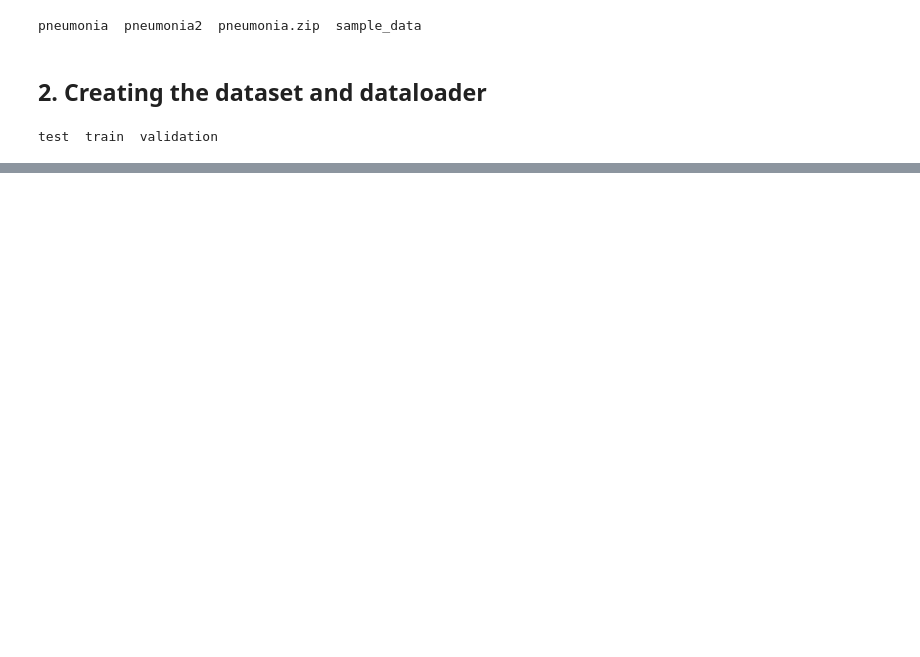
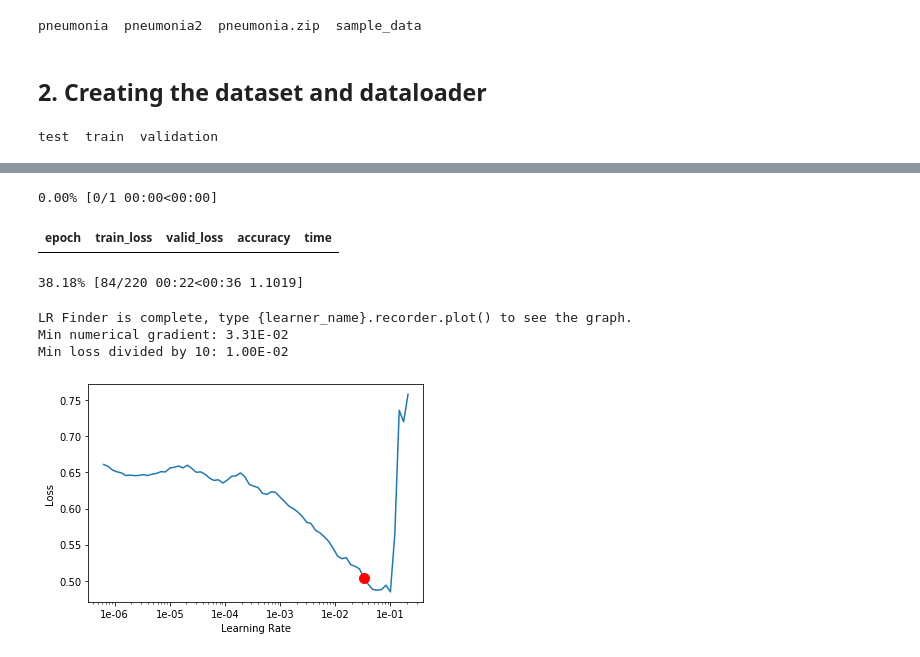
Before and after one commit to thiagodma/Pytorch_exs, a Jupyter notebook: PneunomiaClassification/pytorch_vision_basics.ipynb, the cells around one changed output, grey strips where cells are left out. Cells and saved outputs as stored; diff of their text form; code cells hidden in the pictures; blank space fills up the shorter version.

```diff
--- a/PneunomiaClassification/pytorch_vision_basics.ipynb
+++ b/PneunomiaClassification/pytorch_vision_basics.ipynb
@@ -96,0 +112,23 @@ mdl.fc = nn.Linear(2048,2)
+# %%
+data = DataBunch(DataLoader(ds['train'],batch_size=16,shuffle=True,num_workers=2),DataLoader(ds['valid'],batch_size=16,shuffle=True,num_workers=2))
+# %%
+#making sure I'm not updating the weights for the conv layers
+for child in mdl.children():
+    for param in child.parameters():
+        param.requires_grad = False
+
+for param in mdl.fc.parameters():
+    param.requires_grad=True
+
+learn = Learner(data,mdl,loss_func=nn.CrossEntropyLoss(), metrics=[metrics.accuracy],callback_fns=ShowGraph)
+# %%
+learn.lr_find()
+learn.recorder.plot(suggestion=True)
+# %% [output]
+0.00% [0/1 00:00<00:00]
+| epoch | train_loss | valid_loss | accuracy | time |
+38.18% [84/220 00:22<00:36 1.1019]
+LR Finder is complete, type {learner_name}.recorder.plot() to see the graph.
+Min numerical gradient: 3.31E-02
+Min loss divided by 10: 1.00E-02
+[figure, added]
```
Also changed, not shown: parts of 14 cells of this notebook.
